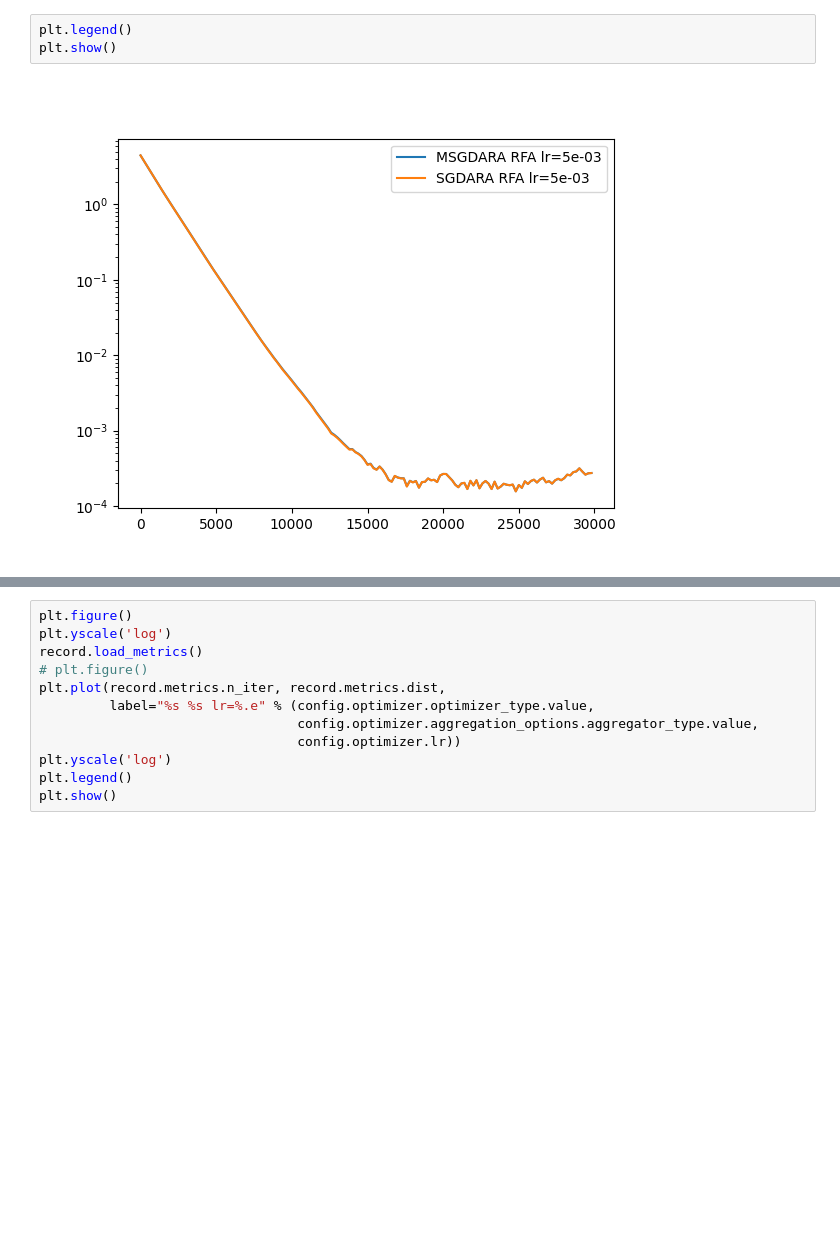
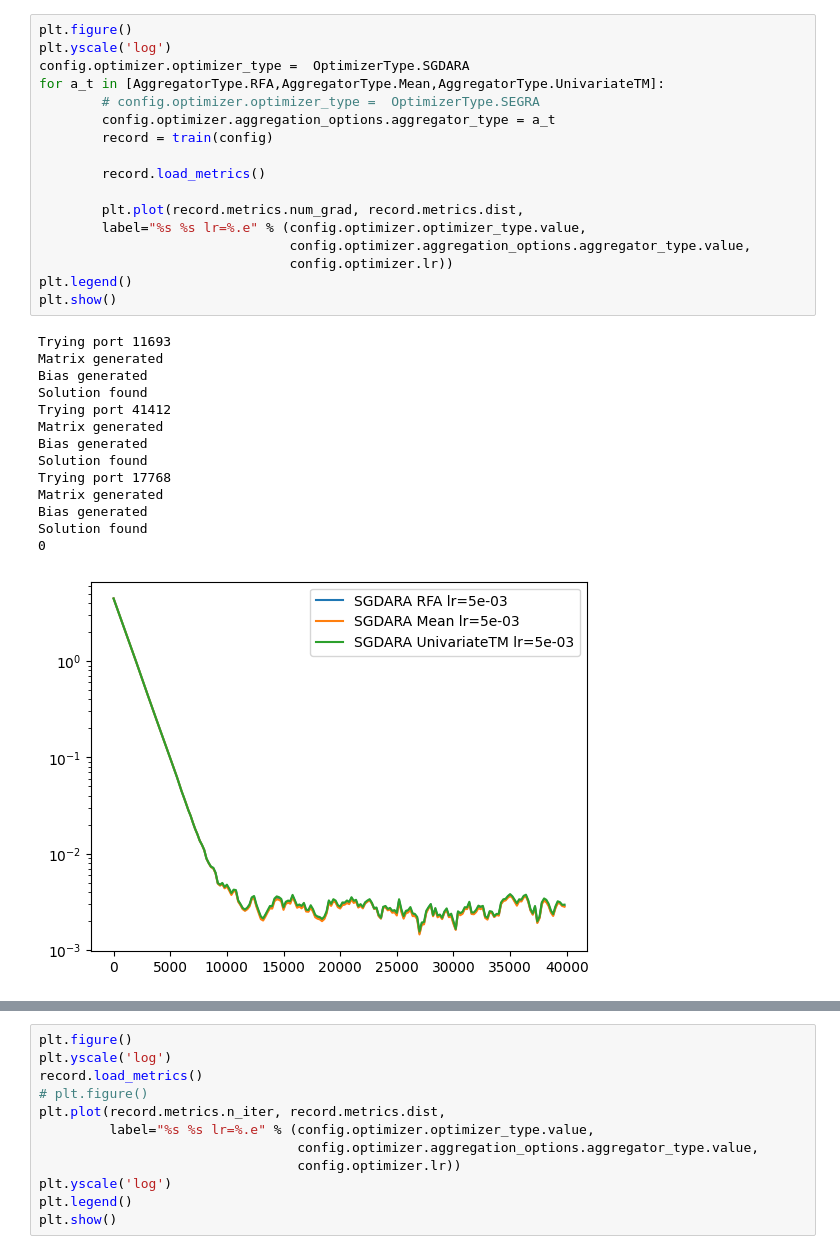
Before and after one commit to nazya/sgda-ra, a Jupyter notebook: notebooks/Distributed-RA copy.ipynb, the cells around one changed output, grey strips where cells are left out. Drawn from its saved outputs; the diff is of its cells as text; blank space fills up the shorter version.

```diff
--- a/notebooks/Distributed-RA copy.ipynb
+++ b/notebooks/Distributed-RA copy.ipynb
@@ -175,5 +104,32 @@ plt.plot(record.metrics.num_grad, record.metrics.dist,
-# %%
-plt.legend()
-plt.show()
-# %% [output]
-[figure, removed]
+# %%
+plt.figure()
+plt.yscale('log')
+config.optimizer.optimizer_type =  OptimizerType.SGDARA
+for a_t in [AggregatorType.RFA,AggregatorType.Mean,AggregatorType.UnivariateTM]:
+        # config.optimizer.optimizer_type =  OptimizerType.SEGRA
+        config.optimizer.aggregation_options.aggregator_type = a_t
+        record = train(config)
+
+        record.load_metrics()
+
+        plt.plot(record.metrics.num_grad, record.metrics.dist,
+        label="%s %s lr=%.e" % (config.optimizer.optimizer_type.value,
+                                config.optimizer.aggregation_options.aggregator_type.value,
+                                config.optimizer.lr))
+plt.legend()
+plt.show()
+# %% [output]
+Trying port 11693
+Matrix generated
+Bias generated
+Solution found
+Trying port 41412
+Matrix generated
+Bias generated
+Solution found
+Trying port 17768
+Matrix generated
+Bias generated
+Solution found
+0
+[figure, added]
```
Also changed, not shown: parts of 7 cells of this notebook, 1 other file.
